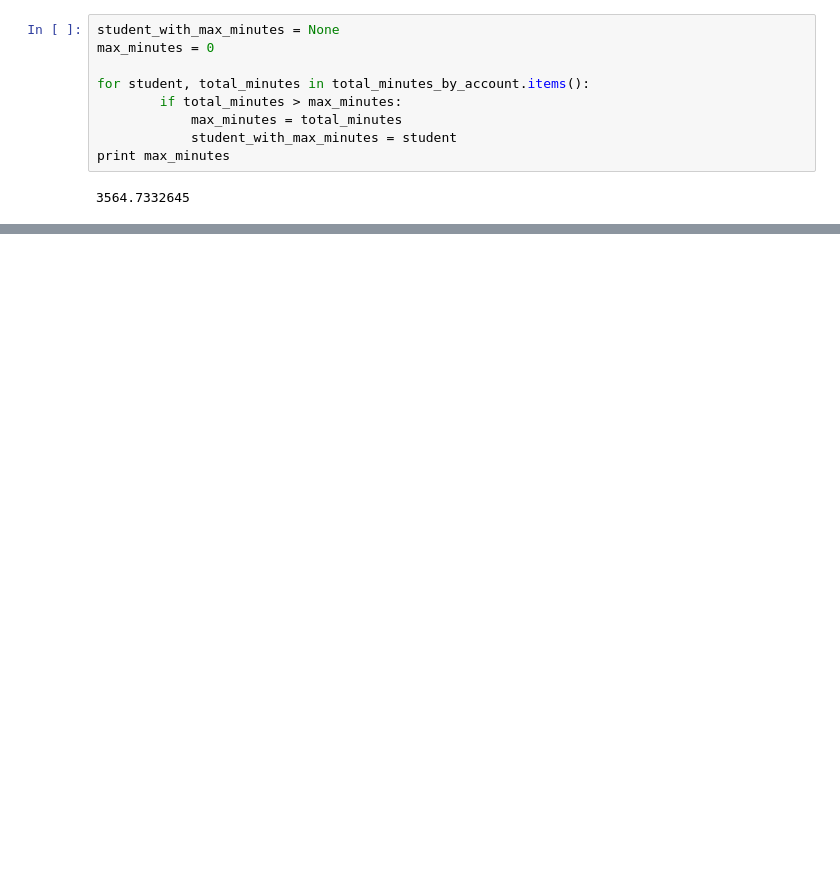
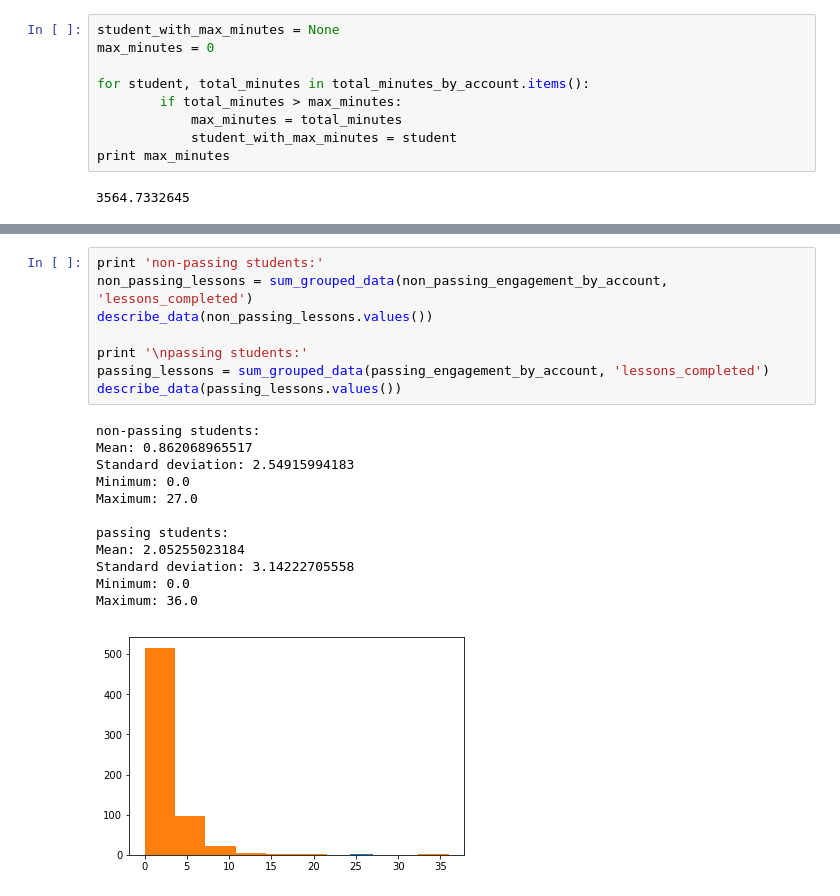
Before and after one commit to rishikant42/DataAnalysis-ud170, a Jupyter notebook: ch1/ch1.ipynb, the cells around one changed output, grey strips where cells are left out. Cells and saved outputs as stored; diff of their text form; blank space fills up the shorter version.

```diff
--- a/ch1/ch1.ipynb
+++ b/ch1/ch1.ipynb
@@ -267,0 +355,21 @@ Maximum: 36.0
+# %%
+print 'non-passing students:'
+non_passing_lessons = sum_grouped_data(non_passing_engagement_by_account, 'lessons_completed')
+describe_data(non_passing_lessons.values())
+
+print '\npassing students:'
+passing_lessons = sum_grouped_data(passing_engagement_by_account, 'lessons_completed')
+describe_data(passing_lessons.values())
+# %% [output]
+non-passing students:
+Mean: 0.862068965517
+Standard deviation: 2.54915994183
+Minimum: 0.0
+Maximum: 27.0
+
+passing students:
+Mean: 2.05255023184
+Standard deviation: 3.14222705558
+Minimum: 0.0
+Maximum: 36.0
+[figure, added]
```
Also changed, not shown: parts of 13 cells of this notebook.
